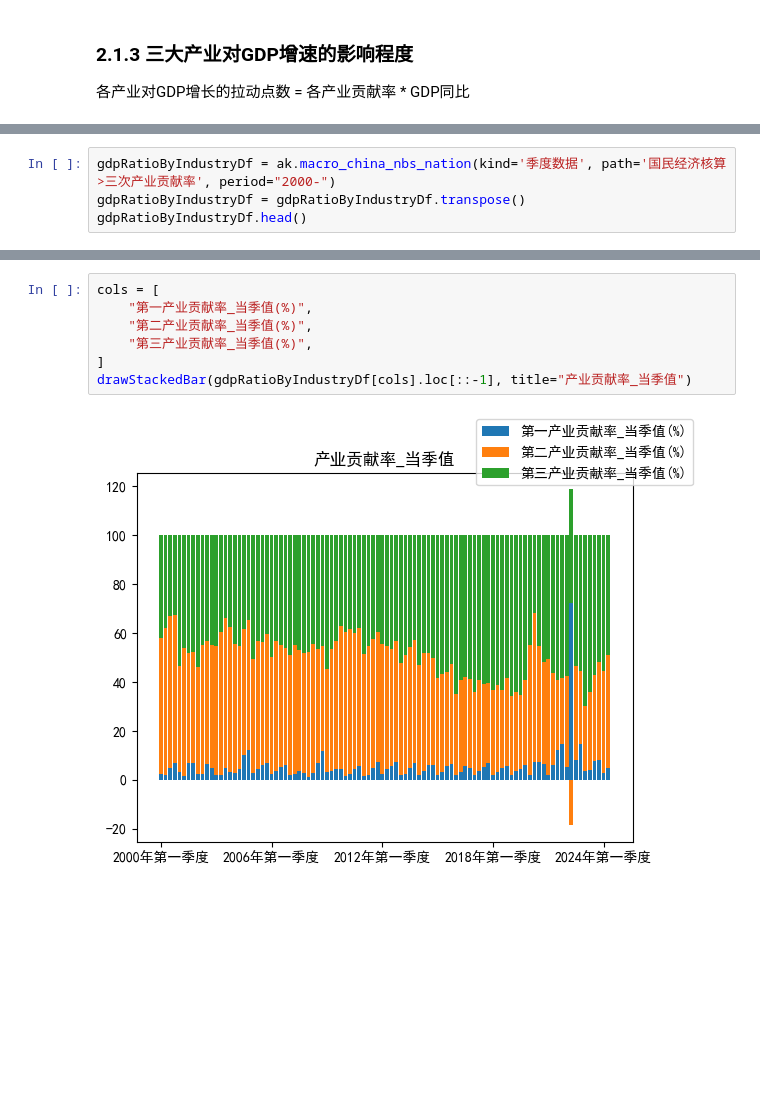
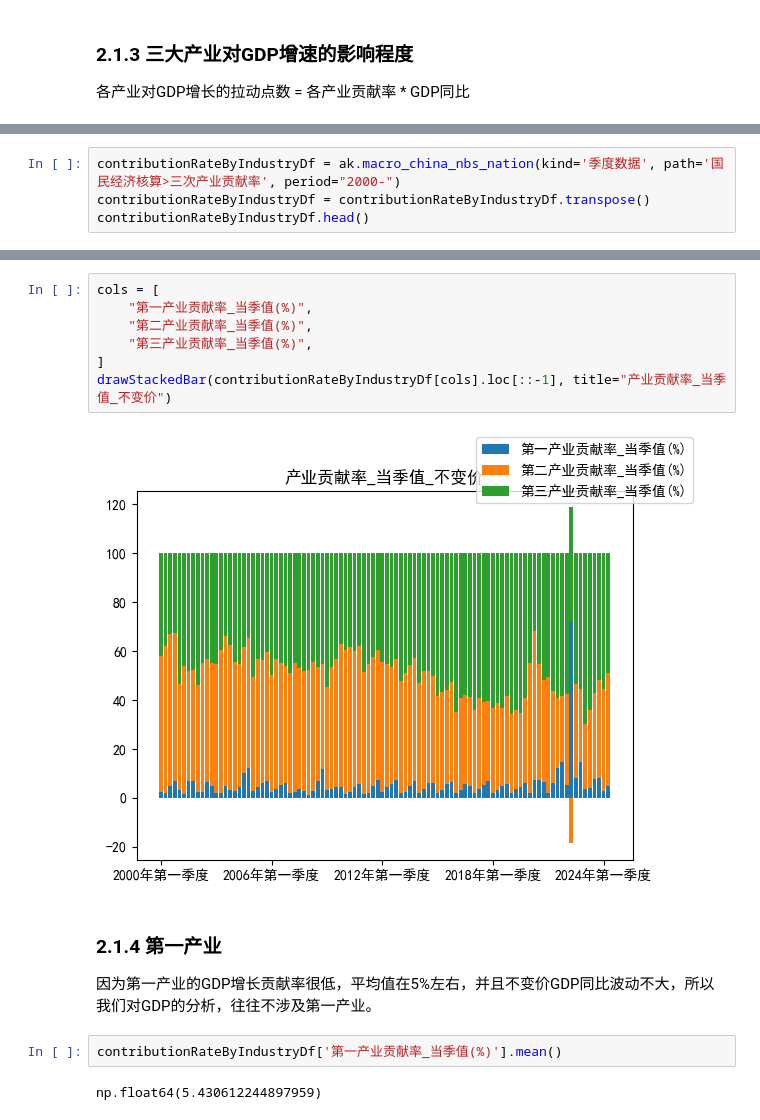
Before and after one commit to kampfer/various-data, a Jupyter notebook: src/researches/jupyter/gdp.ipynb, the cells around one changed output, grey strips where cells are left out. Drawn from its saved outputs; the diff is of its cells as text; blank space fills up the shorter version.

```diff
--- a/src/researches/jupyter/gdp.ipynb
+++ b/src/researches/jupyter/gdp.ipynb
@@ -239,9 +215,9 @@ drawStackedBar(gdpRateByIndustryDf[cols], '三大产业对国内生产总值增
 # %% [output]
 [figure]
 # %%
-gdpRatioByIndustryDf = ak.macro_china_nbs_nation(kind='季度数据', path='国民经济核算>三次产业贡献率', period="2000-")
-gdpRatioByIndustryDf = gdpRatioByIndustryDf.transpose()
-gdpRatioByIndustryDf.head()
+contributionRateByIndustryDf = ak.macro_china_nbs_nation(kind='季度数据', path='国民经济核算>三次产业贡献率', period="2000-")
+contributionRateByIndustryDf = contributionRateByIndustryDf.transpose()
+contributionRateByIndustryDf.head()
 # %% [output]
 |  | 国内生产总值贡献率_当季值(%) | 国内生产总值贡献率_累计值(%) | 第一产业贡献率_当季值(%) | 第一产业贡献率_累计值(%) | 第二产业贡献率_当季值(%) | 第二产业贡献率_累计值(%) | ... |
 | 2024年第二季度 | 100.0 | 100.0 | 5.0 | 3.8 | 45.8 | 43.6 | ... |
@@ -252,9 +228,17 @@ gdpRatioByIndustryDf.head()
 # %%
 cols = [
     "第一产业贡献率_当季值(%)",
     "第二产业贡献率_当季值(%)",
     "第三产业贡献率_当季值(%)",
 ]
-drawStackedBar(gdpRatioByIndustryDf[cols].loc[::-1], title="产业贡献率_当季值")
+drawStackedBar(contributionRateByIndustryDf[cols].loc[::-1], title="产业贡献率_当季值_不变价")
 # %% [output]
-[figure, old version]
+[figure, new version]
+# %% [markdown]
+### 2.1.4 第一产业
+
+因为第一产业的GDP增长贡献率很低，平均值在5%左右，并且不变价GDP同比波动不大，所以我们对GDP的分析，往往不涉及第一产业。
+# %%
+contributionRateByIndustryDf['第一产业贡献率_当季值(%)'].mean()
+# %% [output]
+np.float64(5.430612244897959)
```
Also changed, not shown: parts of 13 cells of this notebook.
